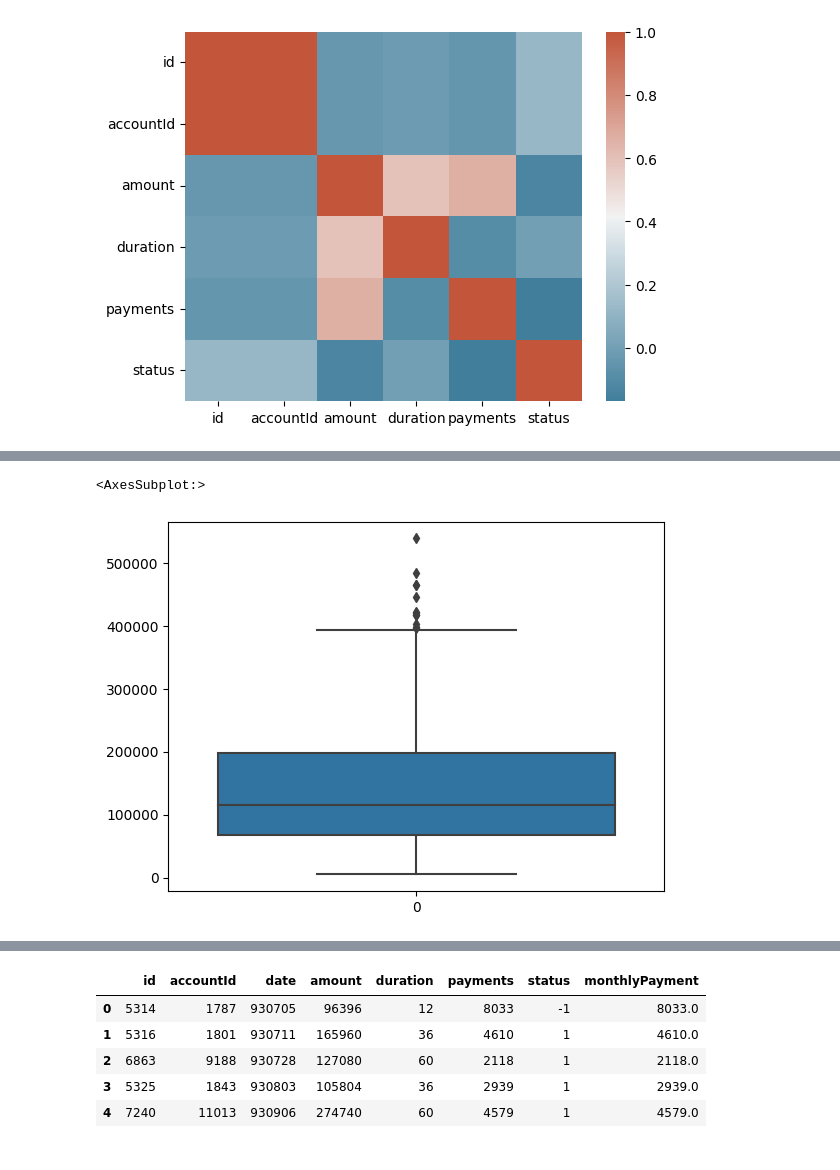
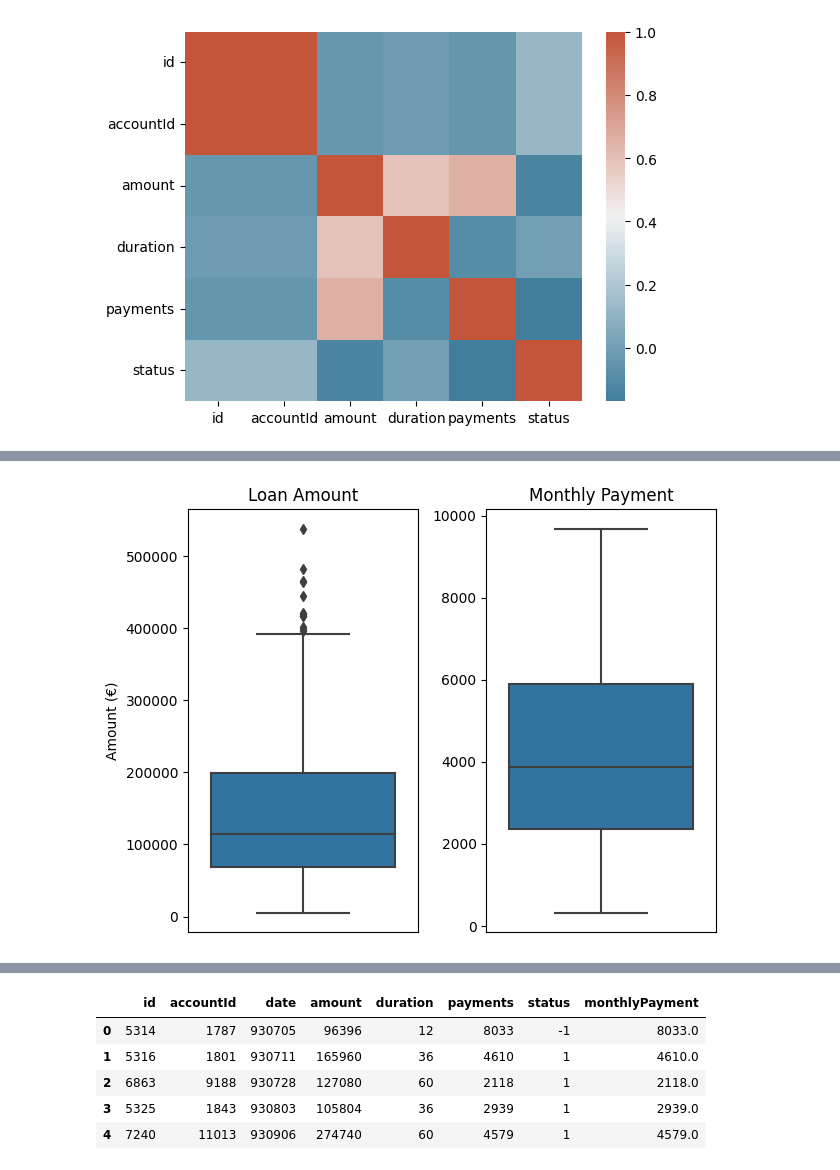
Before and after one commit to adr1an0s0ar3s/feup-ac-22-23, a Jupyter notebook: notebooks/loan.ipynb, the cells around one changed output, grey strips where cells are left out. Saved outputs shown, nothing was run; the diff lists cells and outputs as text; code cells hidden in the pictures.

Commit message:
Add more plots about loans

```diff
--- a/notebooks/loan.ipynb
+++ b/notebooks/loan.ipynb
@@ -55,5 +57,17 @@ Análise: estes dados aparentam ser inúteis
 # %%
-sns.boxplot(df['amount'])
+fig, ax = plt.subplots(1,2)
+
+sns.boxplot(df['amount'], ax=ax[0])
+ax[0].set_title("Loan Amount")
+ax[0].set_xticklabels([])
+ax[0].set_xticks([])
+ax[0].set_ylabel('Amount (€)')
+
+sns.boxplot(df['payments'], ax=ax[1])
+ax[1].set_title("Monthly Payment")
+ax[1].set_xticklabels([])
+ax[1].set_xticks([])
+
+fig.tight_layout()
 # %% [output]
-<AxesSubplot:>
-[figure, old version]
+[figure, new version]
```
Also changed, not shown: parts of 11 cells of this notebook.
